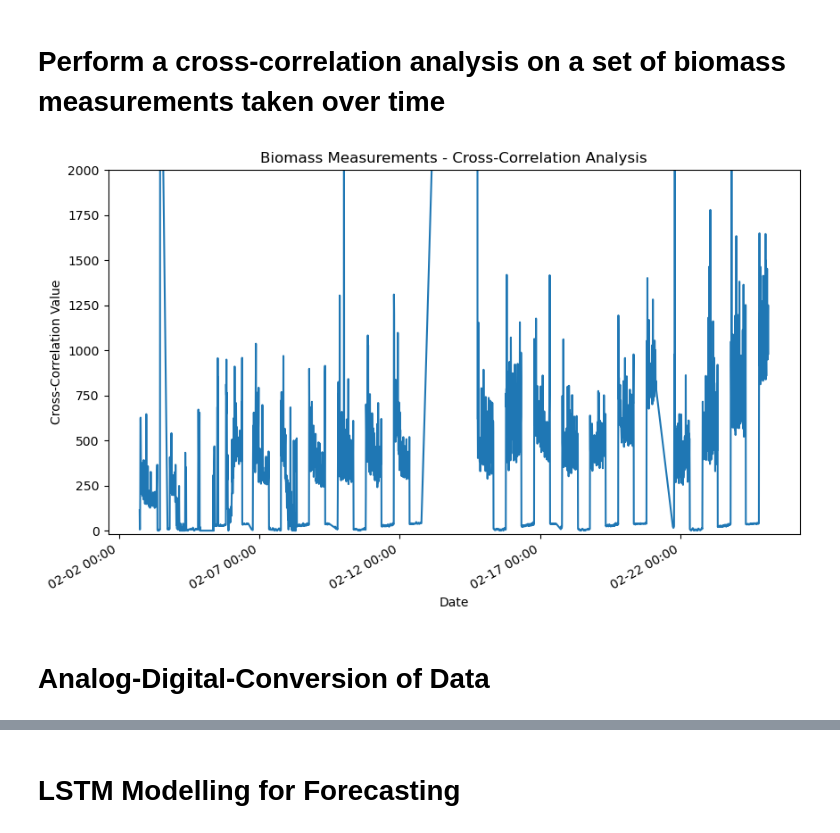
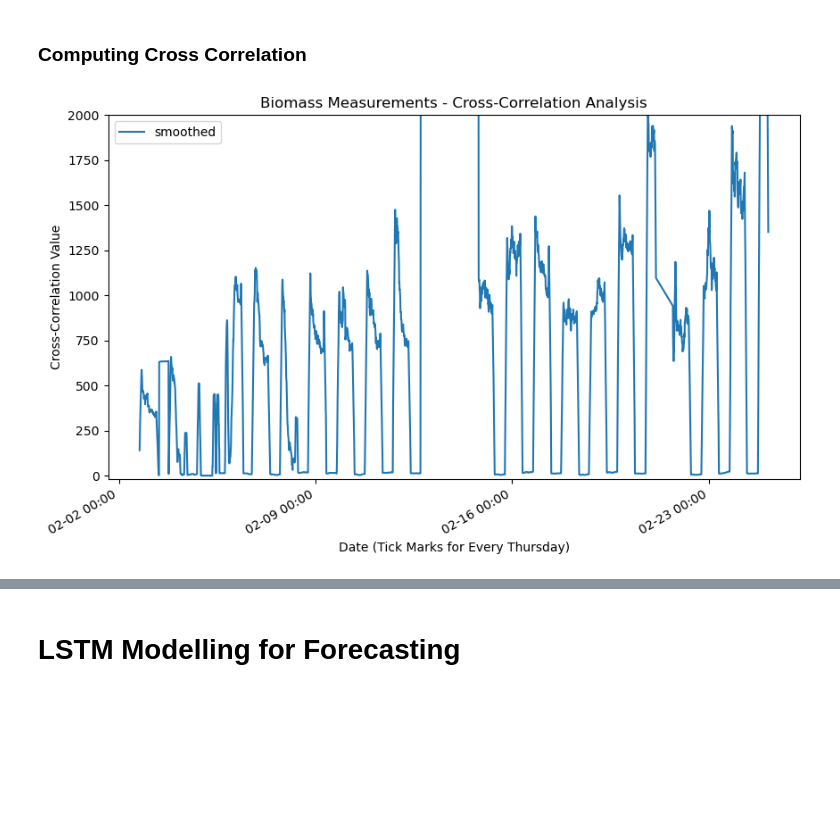
Before and after one commit to wFairmanOlin/Biomass, a Jupyter notebook: prediction/LSTM.ipynb, the cells around one changed output, grey strips where cells are left out. Drawn from its saved outputs; the diff is of its cells as text; code cells hidden in the pictures; blank space fills up the shorter version.

```diff
--- a/prediction/LSTM.ipynb
+++ b/prediction/LSTM.ipynb
@@ -74,52 +122,33 @@ df
 # %% [markdown]
-# Perform a cross-correlation analysis on a set of biomass measurements taken over time
+### Computing Cross Correlation
 # %%
 
-# defining golay sequences
-golay_seq_a = [1,1,1,-1,1,1,-1,1,1,1,1,-1,-1,-1,1,-1,1,1,1,-1,1,1,-1,1,-1,-1,-1,1,1,1,-1]
-golay_seq_b = [1,1,1,-1,1,1,-1,1,1,1,1,-1,-1,-1,1,-1,-1,-1,-1,1,-1,-1,1,-1,1,1,1,-1,-1,-1,1,-1]
-
-# function performs cross-correlation analaysis
-def cross_corr(a, b):
-    '''takes as input two binary arrays a and b and returns their cross-correlation value'''
-    a_binary = a - a.mean()
-    b_binary = b - b.mean()
-
-    xa = np.correlate(a_binary, ga, "full")
-    xb = np.correlate(b_binary, gb, "full")
-
-    return xa + xb
 
 # Compute cross-correlation values for each measurement
 #The maximum cross-correlation value for each measurement is stored in the cross_corr_values list
 cross_corr_values = []
 for meas_time in df.meas_time.unique():
     sub_df = df[df.meas_time == meas_time]
-    laser_on = sub_df[1:33].value - sub_df[1:33].value.mean() # Laser on measurements
-    laser_off = sub_df[33:].value - sub_df[33:].value.mean() # Laser off measurements
-    cross_corr_value = np.correlate(laser_on, golay_seq_a, "full") + np.correlate(laser_off, golay_seq_b, "full")
+    a = sub_df[:32].value
+    b = sub_df[32:].value
+    cross_corr_value = cross_corr(a, b)
     cross_corr_values.append(np.max(cross_corr_value)) # Store maximum cross-correlation value
 
+# Smooth output with a moving average
+cross_corr_smoothed = moving_average(cross_corr_values, n=12)
+
 # Convert measurement times to seconds since epoch for plotting
-measurement_times = mdates.epoch2num(df.meas_time.unique())
+measurement_times = mdates.date2num(df.datetime.unique())
 
-# Set date format for x-axis labels
-date_fmt = '%m-%d %H:%M'
 
-# Use a DateFormatter to set the data to the correct format.
-date_formatter = mdates.DateFormatter(date_fmt)
 # Plot cross-correlation values vs. measurement time
 plt.figure(figsize=(10,6))
-plt.gca().xaxis.set_major_formatter(date_formatter)
-plt.plot(measurement_times, cross_corr_values)
-plt.gcf().autofmt_xdate()
-plt.xlabel("Date")
+date_plotter(measurement_times, [cross_corr_smoothed])
+plt.legend(['smoothed'])
 plt.title("Biomass Measurements - Cross-Correlation Analysis")
 plt.ylabel("Cross-Correlation Value")
 plt.ylim([-20, 2000])
 # plt.savefig("04_29_22/golay.jpg")
 plt.show()
 # %% [output]
-[figure, old version]
+[figure, new version]
-# %% [markdown]
-# Analog-Digital-Conversion of Data
```
Also changed, not shown: parts of 8 cells of this notebook.
